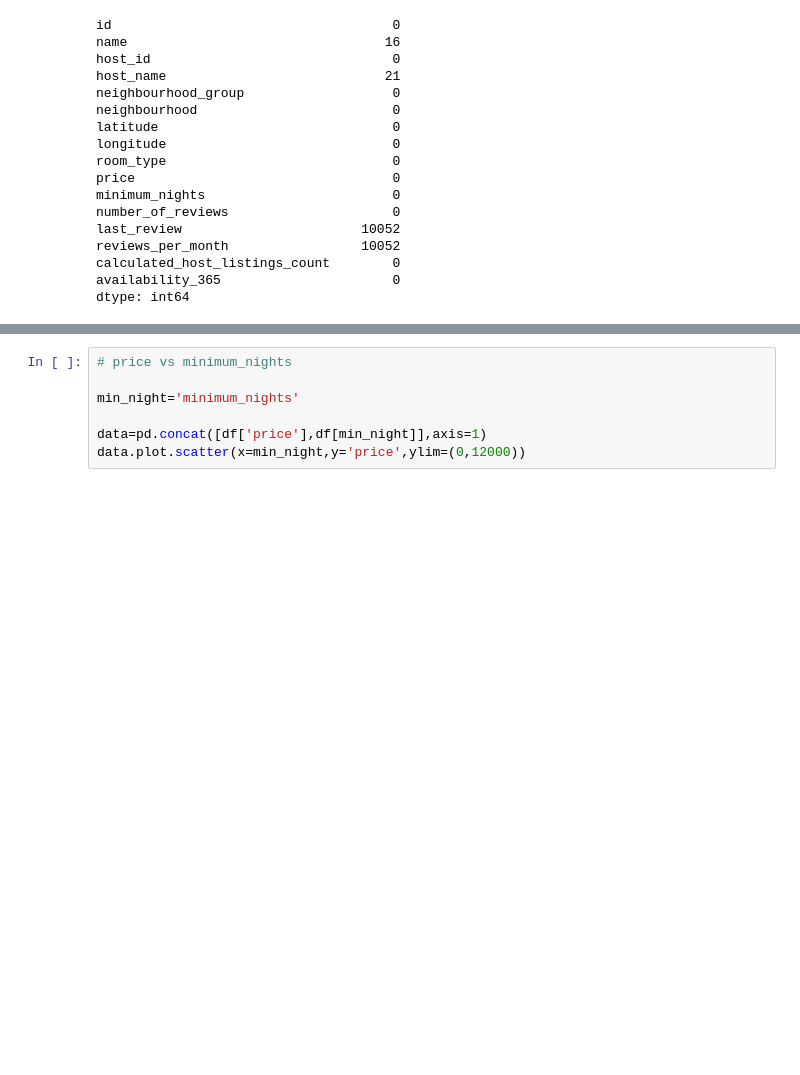
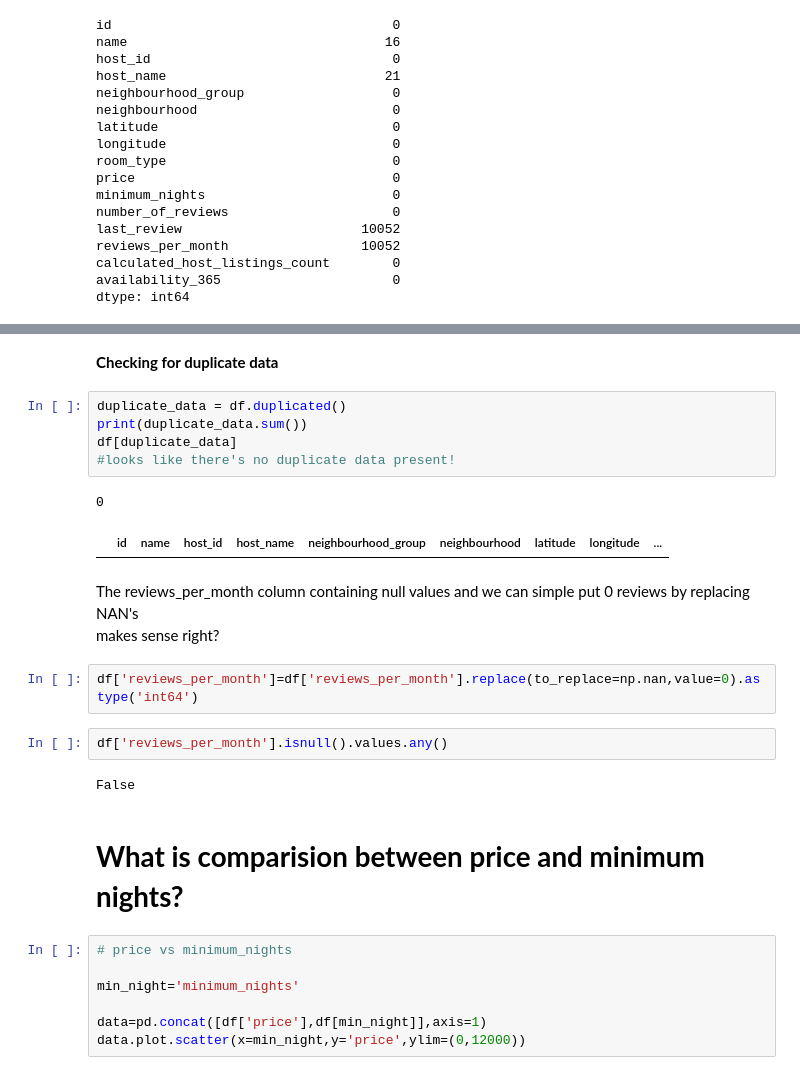
Before and after one commit to rahulwarn/capstone-project-of-Airbnb-Bookings-Analysis, a Jupyter notebook: Airbnb_Bookings_Analysis_Capstone_Project.ipynb, the cells around one changed output, grey strips where cells are left out. Drawn from its saved outputs; the diff is of its cells as text; blank space fills up the shorter version.

```diff
--- a/Airbnb_Bookings_Analysis_Capstone_Project.ipynb
+++ b/Airbnb_Bookings_Analysis_Capstone_Project.ipynb
@@ -283,3 +319,24 @@ dtype: int64
+# %% [markdown]
+**Checking for duplicate data**
+# %%
+duplicate_data = df.duplicated()
+print(duplicate_data.sum())
+df[duplicate_data]
+#looks like there's no duplicate data present!
+# %% [output]
+0
+|  | id | name | host_id | host_name | neighbourhood_group | neighbourhood | latitude | longitude | ... |
+# %% [markdown]
+The reviews_per_month column containing null values and we can simple put 0 reviews by replacing NAN's<br>
+makes sense right?
+# %%
+df['reviews_per_month']=df['reviews_per_month'].replace(to_replace=np.nan,value=0).astype('int64')
+# %%
+df['reviews_per_month'].isnull().values.any()
+# %% [output]
+False
+# %% [markdown]
+# **What is comparision between price and minimum nights?**
 # %%
 # price vs minimum_nights
 
```
Also changed, not shown: parts of 8 cells of this notebook.
